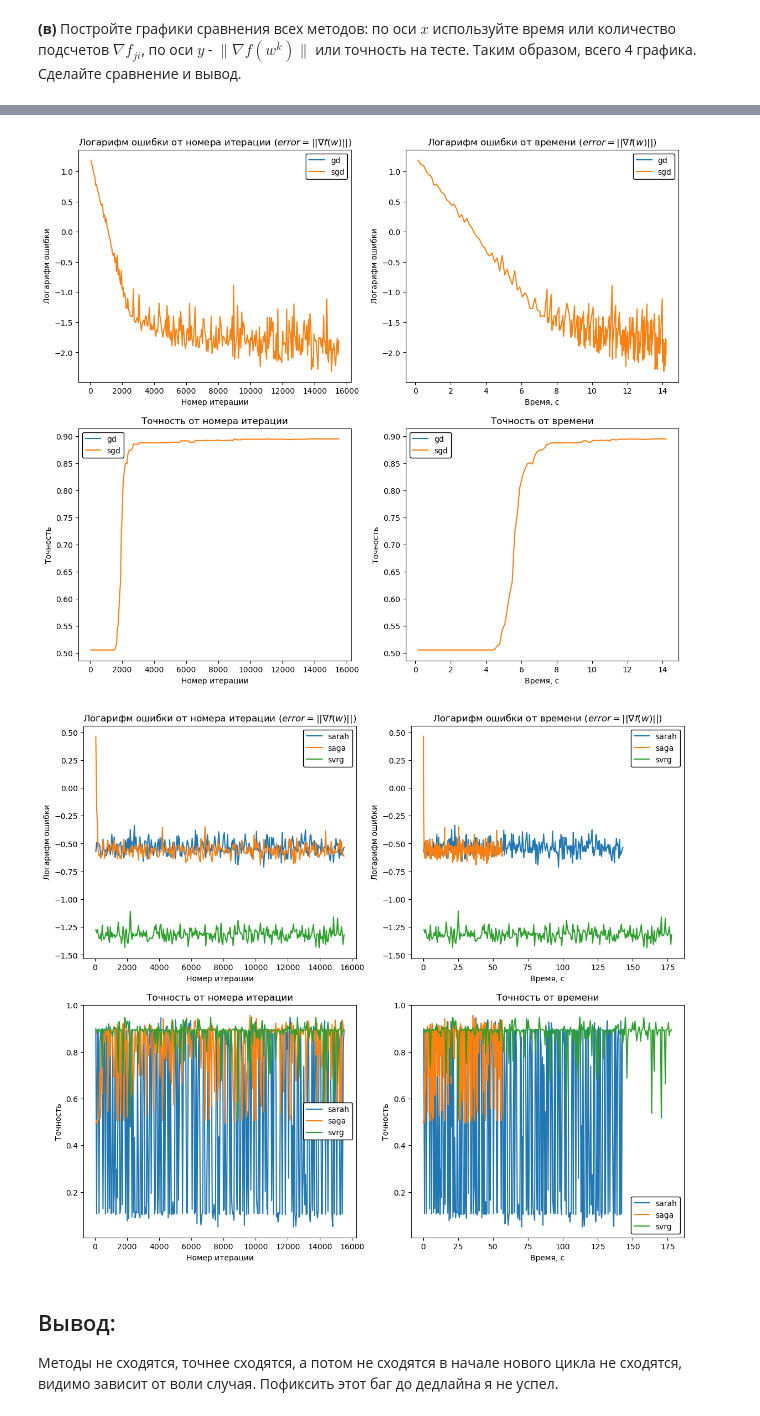
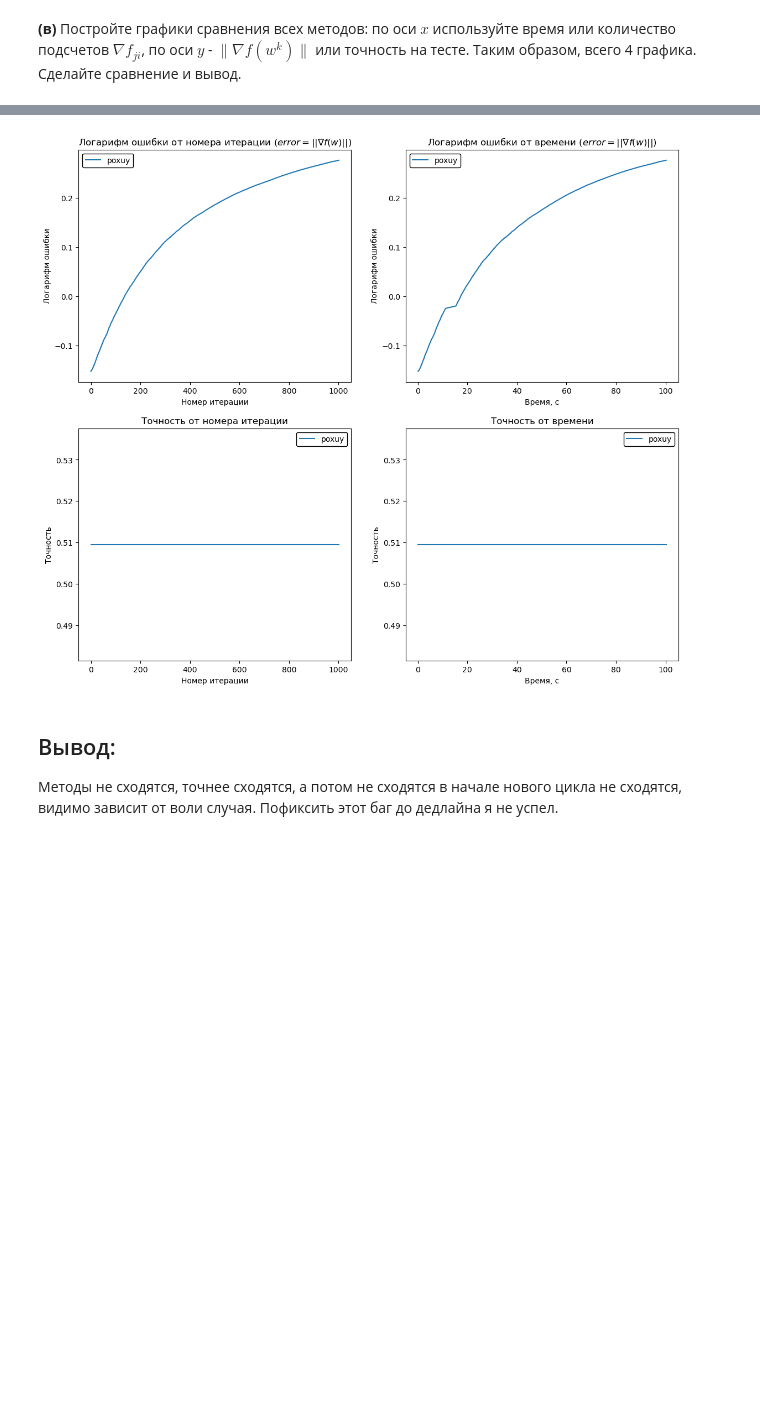
Before and after one commit to kreininmv/Applied-optimization, a Jupyter notebook: Homework/Kreinin_Matvei_Optimization_HW_5.ipynb, the cells around one changed output, grey strips where cells are left out. Cells and saved outputs as stored; diff of their text form; code cells hidden in the pictures; blank space fills up the shorter version.

```diff
--- a/Homework/Kreinin_Matvei_Optimization_HW_5.ipynb
+++ b/Homework/Kreinin_Matvei_Optimization_HW_5.ipynb
@@ -79,10 +79,8 @@ def plot_models_error(*args):
 
 
     for model in args:
-        step = model.get_step()
-
         y = np.array(model.get_errors())
-        x = np.linspace(0, step * len(y), len(y))
+        x = np.linspace(0, len(y) + 1, len(y))
         ax[0].plot(x, np.log(y), label=model.get_name())
         x = np.array(model.get_time())
         ax[1].plot(x, np.log(y), label=model.get_name())
@@ -117,16 +115,15 @@ def plot_models_acc_error(*args):
     ax[1, 1].set_ylabel("Точность")
 
     for model in args:
-        step = model.get_step()
 
         y = np.array(model.get_errors())
-        x = np.linspace(step, step * len(y), len(y))
+        x = np.linspace(0, len(y) + 1, len(y))
         ax[0, 0].plot(x, np.log(y), label=model.get_name())
         x = np.array(model.get_time())
         ax[0, 1].plot(x, np.log(y), label=model.get_name())
 
         y = np.array(model.get_accuracy())
-        x = np.linspace(step, step * len(y), len(y))
+        x = np.linspace(0, len(y) + 1, len(y))
         ax[1, 0].plot(x, y, label=model.get_name())
         x = np.array(model.get_time())
         ax[1, 1].plot(x, y, label=model.get_name())
@@ -280,5 +277,5 @@ import HW_5
 reload(HW_5)
 from HW_5 import MyLogisticRegression
 # %%
-model_GD    = MyLogisticRegression(l2=False, name='gd', method='GD', )
-model_GD.fit_test(X_train, y_train, X_test, y_test)
+model_SGD    = MyLogisticRegression(name='SGD', label='poxuy', lr_func= lambda w: 1e-3)
+model_SGD.fit(X_train, y_train, X_test, y_test)
@@ -292,3 +281,0 @@ model_GD.fit_test(X_train, y_train, X_test, y_test)
-# %%
-model_SGD   = MyLogisticRegression(l2=True, name='sgd', method='SGD', test=False)
-model_SGD.fit_test(X_train, y_train, X_test, y_test)
@@ -304,9 +282,9 @@ model_SARAH.fit_test(X_train, y_train, X_test, y_test)
 # %%
-plot_models_acc_error(model_GD, model_SGD)
-plot_models_acc_error(model_SARAH, model_SAGA, model_SVRG)
+plot_models_acc_error(model_SGD)
+#plot_models_acc_error(model_GD, model_SGD)
+#plot_models_acc_error(model_SARAH, model_SAGA, model_SVRG)
 # %% [output]
-[figure, old version]
+[figure, new version]
-[figure, removed]
 # %% [markdown]
 ## Вывод:
 Методы не сходятся, точнее сходятся, а потом не сходятся в начале нового цикла не сходятся, видимо зависит от воли случая.
```
Also changed, not shown: parts of 8 cells of this notebook, 5 other files.
